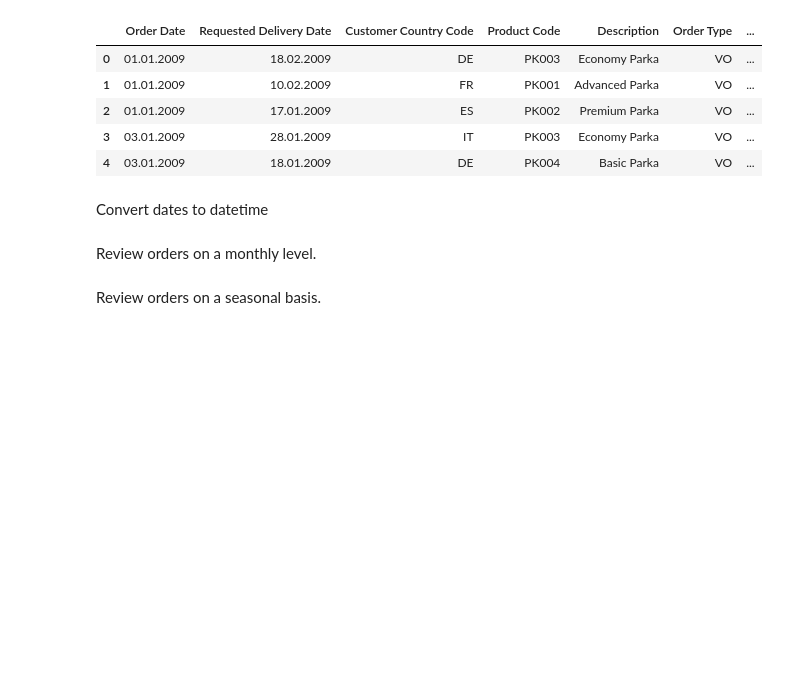
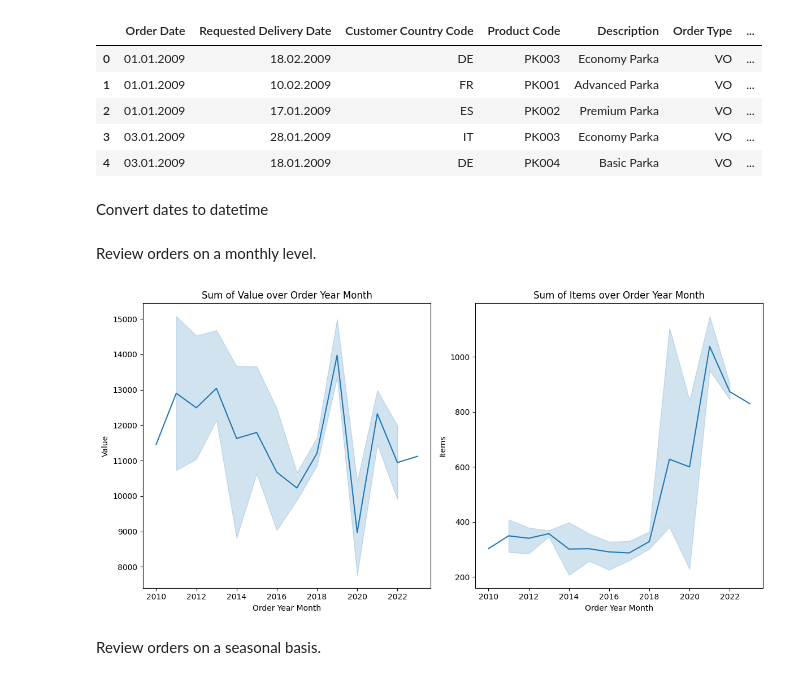
Before and after one commit to mredshaw/PredictiveModelling, a Jupyter notebook: Hackathon_Practice_V8.ipynb, the cells around one changed output. Saved outputs shown, nothing was run; the diff lists cells and outputs as text; code cells hidden in the pictures; blank space fills up the shorter version.

```diff
--- a/Hackathon_Practice_V8.ipynb
+++ b/Hackathon_Practice_V8.ipynb
@@ -37,8 +38,42 @@ df['Delivery Month'] = df['Requested Delivery Date'].dt.month
 # %% [markdown]
 Review orders on a monthly level.
 # %%
-monthly_orders = df.groupby(['Order Year', 'Order Month']).agg({'Value': 'sum'}).reset_index()
+monthly_orders = df.groupby(['Order Year', 'Order Month']).agg({'Value': 'sum', 'Items': 'sum'}).reset_index()
 monthly_orders = monthly_orders.sort_values(by=['Order Year', 'Order Month'])
+# %%
+import seaborn as sns
+import matplotlib.pyplot as plt
+
+# Create a new column for continuous order year month
+monthly_orders['Order Year Month'] = monthly_orders['Order Year'] + monthly_orders['Order Month']
+
+# Sort the dataframe by Order Year Month
+monthly_orders = monthly_orders.sort_values('Order Year Month')
+
+# Set the figure size
+plt.figure(figsize=(12, 6))
+
+# Create the line plot for Value
+plt.subplot(1, 2, 1)
+sns.lineplot(data=monthly_orders, x='Order Year Month', y='Value')
+plt.xlabel('Order Year Month')
+plt.ylabel('Value')
+plt.title('Sum of Value over Order Year Month')
+
+# Create the line plot for Items
+plt.subplot(1, 2, 2)
+sns.lineplot(data=monthly_orders, x='Order Year Month', y='Items')
+plt.xlabel('Order Year Month')
+plt.ylabel('Items')
+plt.title('Sum of Items over Order Year Month')
+
+# Adjust the layout
+plt.tight_layout()
+
+# Show the plot
+plt.show()
+# %% [output]
+[figure, added]
 # %% [markdown]
 Review orders on a seasonal basis.
 # %%
```
Also changed, not shown: parts of 17 cells of this notebook.
